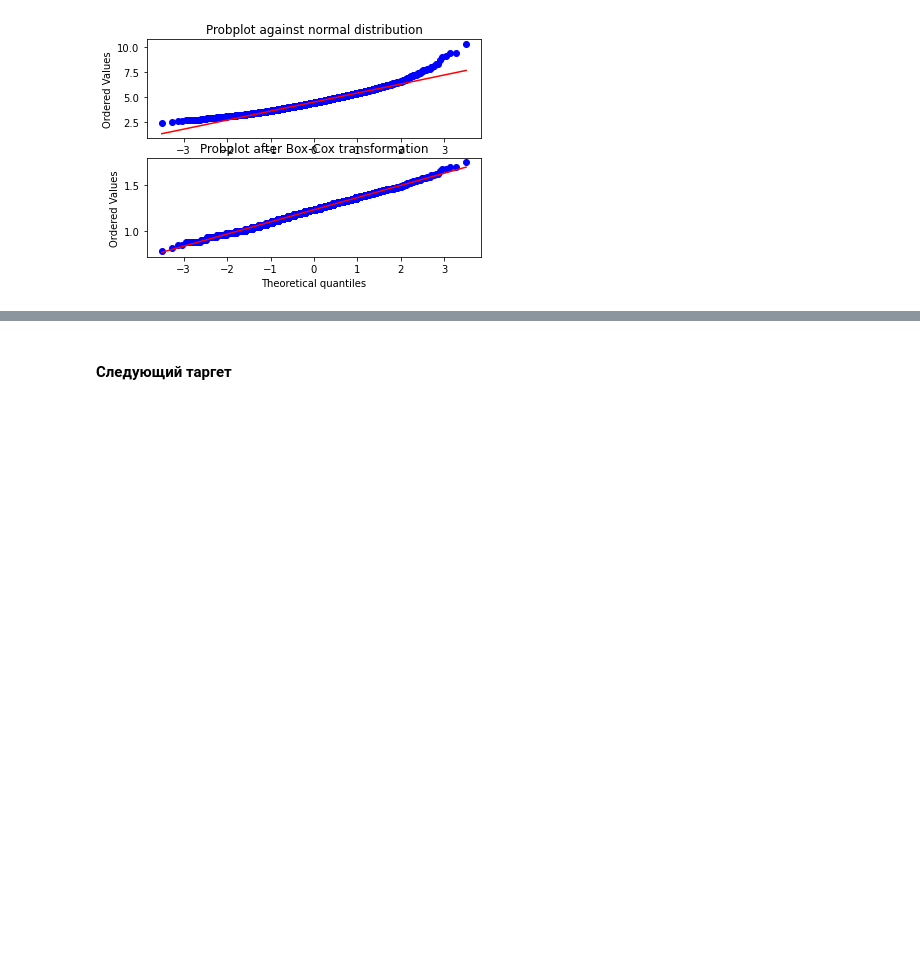
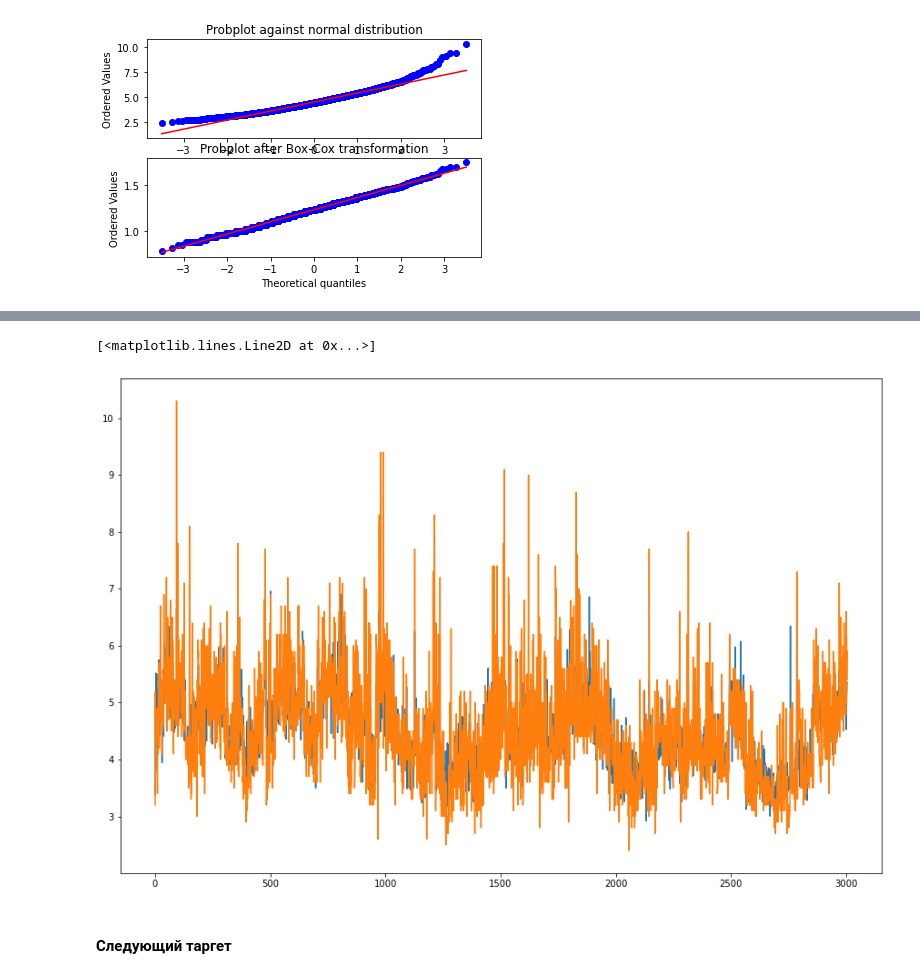
Before and after one commit to Siella/alloy_building, a Jupyter notebook: modelling/EVRAZ_Modelling.ipynb, the cells around one changed output, grey strips where cells are left out. Cells and saved outputs as stored; diff of their text form; code cells hidden in the pictures; blank space fills up the shorter version.

```diff
--- a/modelling/EVRAZ_Modelling.ipynb
+++ b/modelling/EVRAZ_Modelling.ipynb
@@ -357,3 +322,11 @@ _ = mapper1.fit(train_X)
+# %%
+preds = reg_Al2O3.predict(mapper1.transform(data[features]))
+fig = plt.figure(figsize=(15,10))
+plt.plot(np.exp(preds))
+plt.plot(data['химшлак последний Al2O3'].values)
+# %% [output]
+[<matplotlib.lines.Line2D at 0x...>]
+[figure, added]
 # %%
 # reg_Al2O3.fit(mapper.transform(train_X), train_y)
 # %% [markdown]
```
Also changed, not shown: parts of 50 cells of this notebook.
